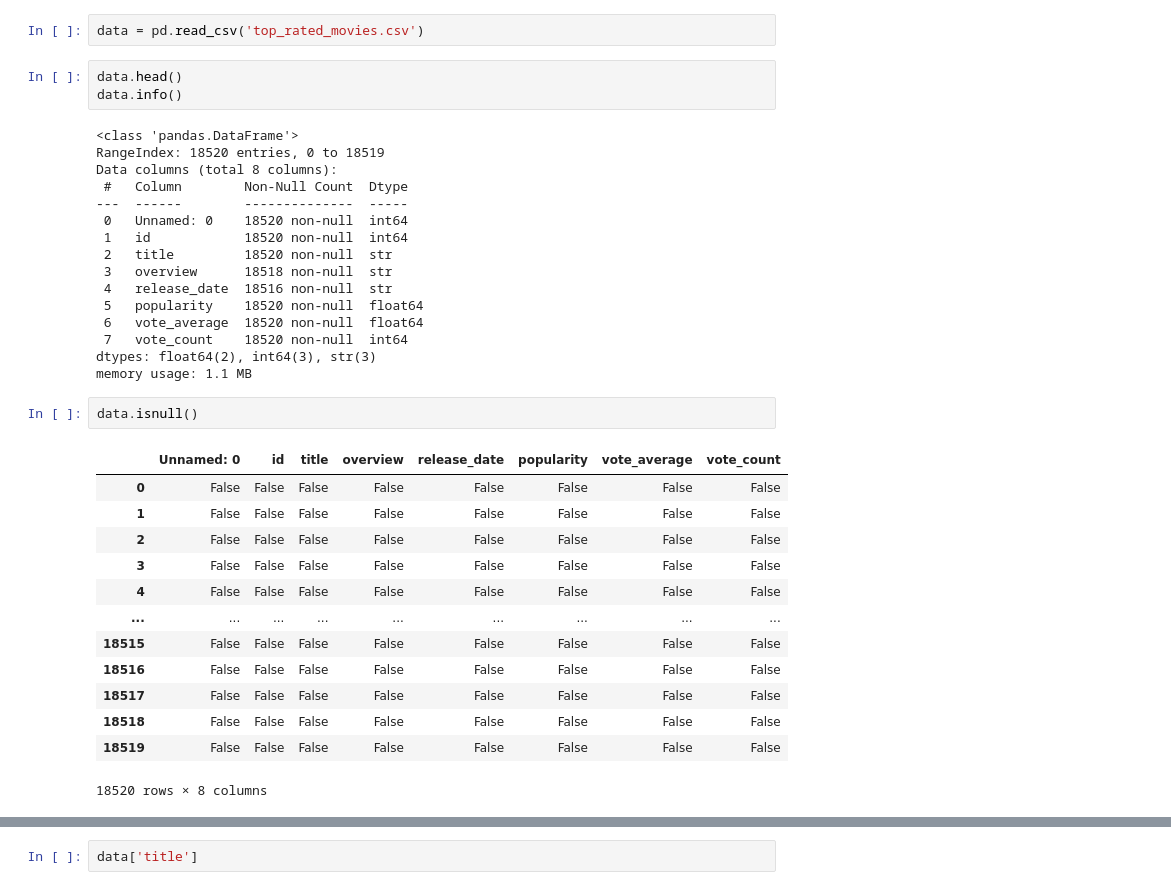
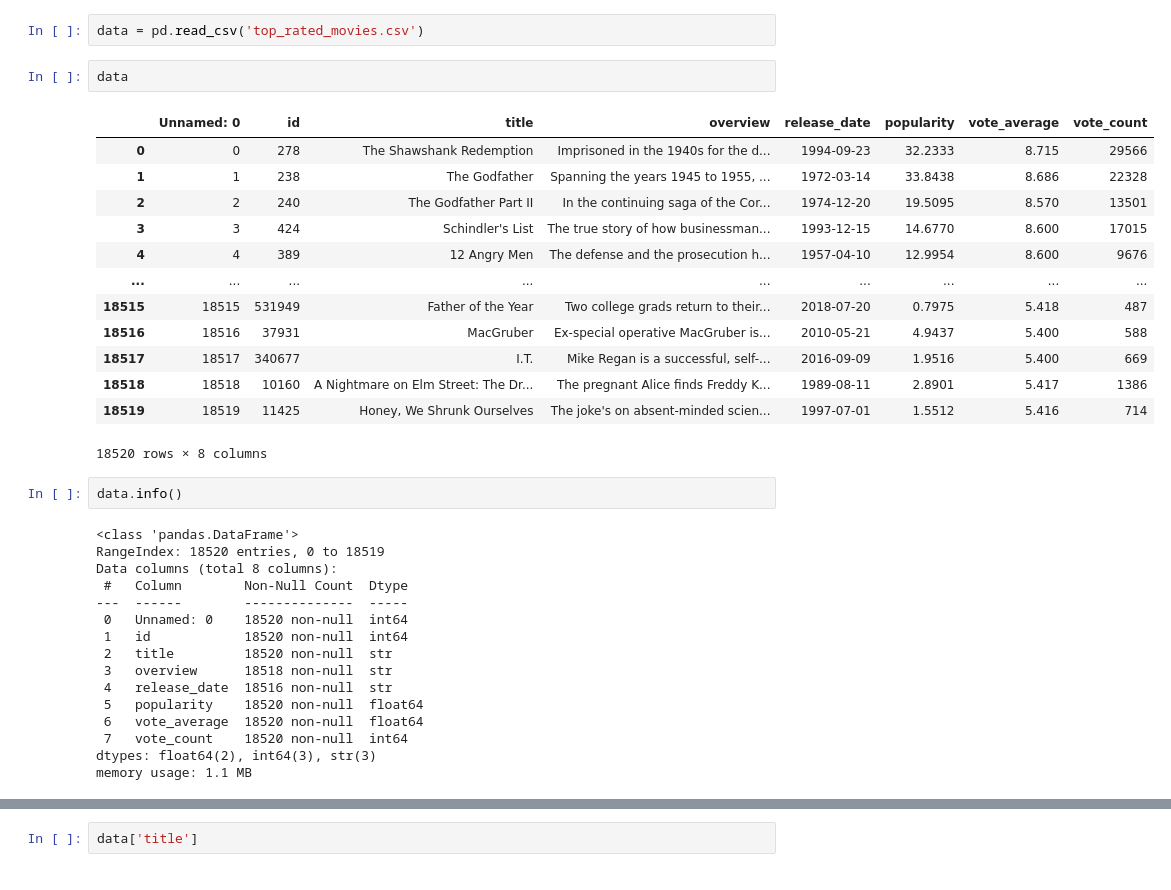
Before and after one commit to jobanpreet10/Python, a Jupyter notebook: Day 4/numpy.ipynb, the cells around one changed output, grey strips where cells are left out. Drawn from its saved outputs; the diff is of its cells as text.

```diff
--- a/Day 4/numpy.ipynb
+++ b/Day 4/numpy.ipynb
@@ -6,37 +6,36 @@ print(pd.__version__)
 # %%
 data = pd.read_csv('top_rated_movies.csv')
 # %%
-data.head()
-data.info()
+data
 # %% [output]
+|  | Unnamed: 0 | id | title | overview | release_date | popularity | vote_average | vote_count |
+| 0 | 0 | 278 | The Shawshank Redemption | Imprisoned in the 1940s for the d... | 1994-09-23 | 32.2333 | 8.715 | 29566 |
+| 1 | 1 | 238 | The Godfather | Spanning the years 1945 to 1955, ... | 1972-03-14 | 33.8438 | 8.686 | 22328 |
+| 2 | 2 | 240 | The Godfather Part II | In the continuing saga of the Cor... | 1974-12-20 | 19.5095 | 8.570 | 13501 |
+| 3 | 3 | 424 | Schindler's List | The true story of how businessman... | 1993-12-15 | 14.6770 | 8.600 | 17015 |
+| 4 | 4 | 389 | 12 Angry Men | The defense and the prosecution h... | 1957-04-10 | 12.9954 | 8.600 | 9676 |
+| ... | ... | ... | ... | ... | ... | ... | ... | ... |
+| 18515 | 18515 | 531949 | Father of the Year | Two college grads return to their... | 2018-07-20 | 0.7975 | 5.418 | 487 |
+| 18516 | 18516 | 37931 | MacGruber | Ex-special operative MacGruber is... | 2010-05-21 | 4.9437 | 5.400 | 588 |
+| 18517 | 18517 | 340677 | I.T. | Mike Regan is a successful, self-... | 2016-09-09 | 1.9516 | 5.400 | 669 |
+| 18518 | 18518 | 10160 | A Nightmare on Elm Street: The Dr... | The pregnant Alice finds Freddy K... | 1989-08-11 | 2.8901 | 5.417 | 1386 |
+| 18519 | 18519 | 11425 | Honey, We Shrunk Ourselves | The joke's on absent-minded scien... | 1997-07-01 | 1.5512 | 5.416 | 714 |
-<class 'pandas.DataFrame'>
-RangeIndex: 18520 entries, 0 to 18519
-Data columns (total 8 columns):
- #   Column        Non-Null Count  Dtype
----  ------        --------------  -----
- 0   Unnamed: 0    18520 non-null  int64
- 1   id            18520 non-null  int64
- 2   title         18520 non-null  str
- 3   overview      18518 non-null  str
- 4   release_date  18516 non-null  str
- 5   popularity    18520 non-null  float64
- 6   vote_average  18520 non-null  float64
- 7   vote_count    18520 non-null  int64
-dtypes: float64(2), int64(3), str(3)
-memory usage: 1.1 MB
+18520 rows × 8 columns
 # %%
-data.isnull()
+data.info()
 # %% [output]
-|  | Unnamed: 0 | id | title | overview | release_date | popularity | vote_average | vote_count |
-| 0 | False | False | False | False | False | False | False | False |
-| 1 | False | False | False | False | False | False | False | False |
-| 2 | False | False | False | False | False | False | False | False |
-| 3 | False | False | False | False | False | False | False | False |
-| 4 | False | False | False | False | False | False | False | False |
-| ... | ... | ... | ... | ... | ... | ... | ... | ... |
-| 18515 | False | False | False | False | False | False | False | False |
-| 18516 | False | False | False | False | False | False | False | False |
-| 18517 | False | False | False | False | False | False | False | False |
-| 18518 | False | False | False | False | False | False | False | False |
-| 18519 | False | False | False | False | False | False | False | False |
-18520 rows × 8 columns
+<class 'pandas.DataFrame'>
+RangeIndex: 18520 entries, 0 to 18519
+Data columns (total 8 columns):
+ #   Column        Non-Null Count  Dtype
+---  ------        --------------  -----
+ 0   Unnamed: 0    18520 non-null  int64
+ 1   id            18520 non-null  int64
+ 2   title         18520 non-null  str
+ 3   overview      18518 non-null  str
+ 4   release_date  18516 non-null  str
+ 5   popularity    18520 non-null  float64
+ 6   vote_average  18520 non-null  float64
+ 7   vote_count    18520 non-null  int64
+dtypes: float64(2), int64(3), str(3)
+memory usage: 1.1 MB
```
Also changed, not shown: parts of 16 cells of this notebook, 4 other files.
